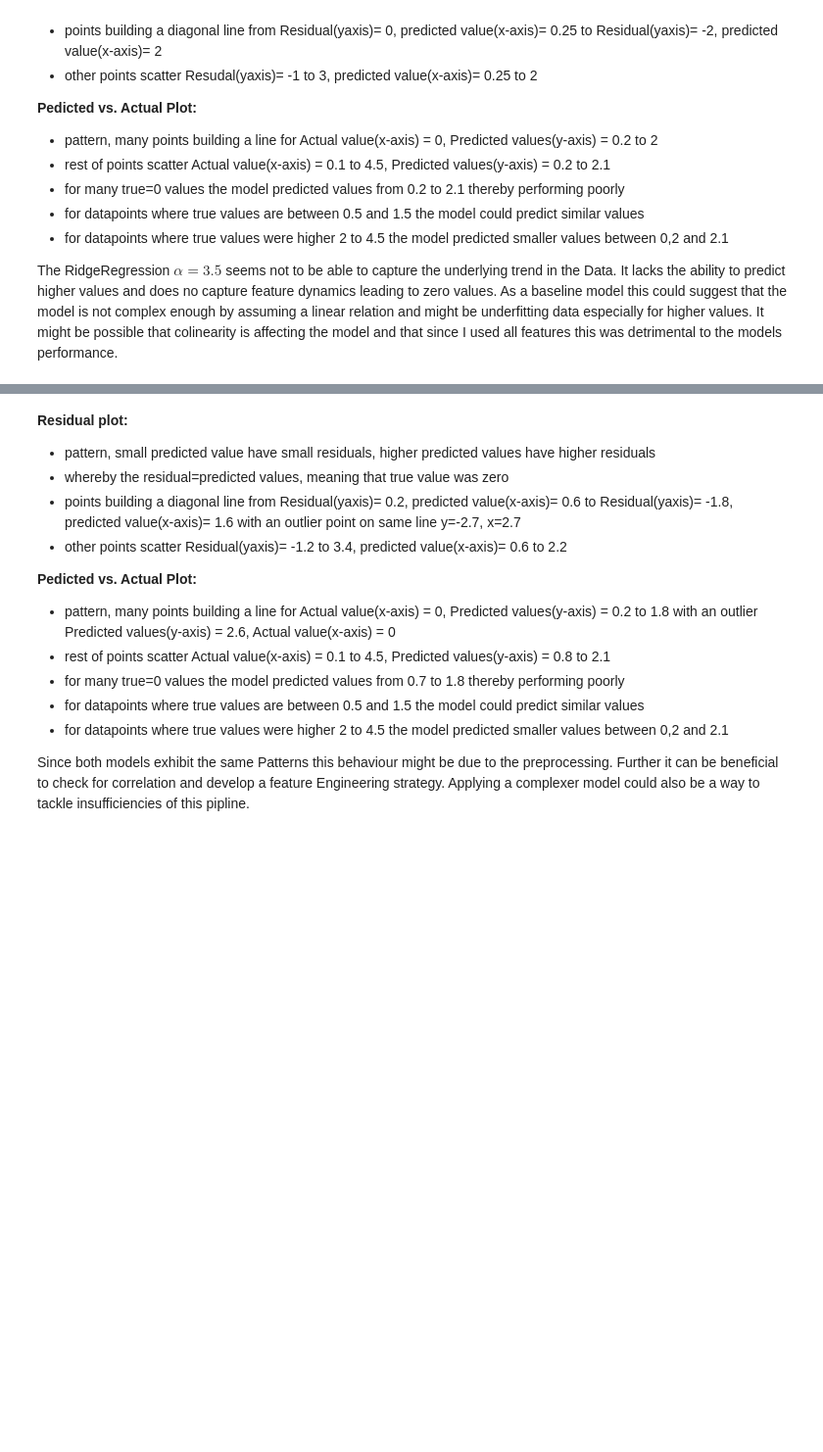
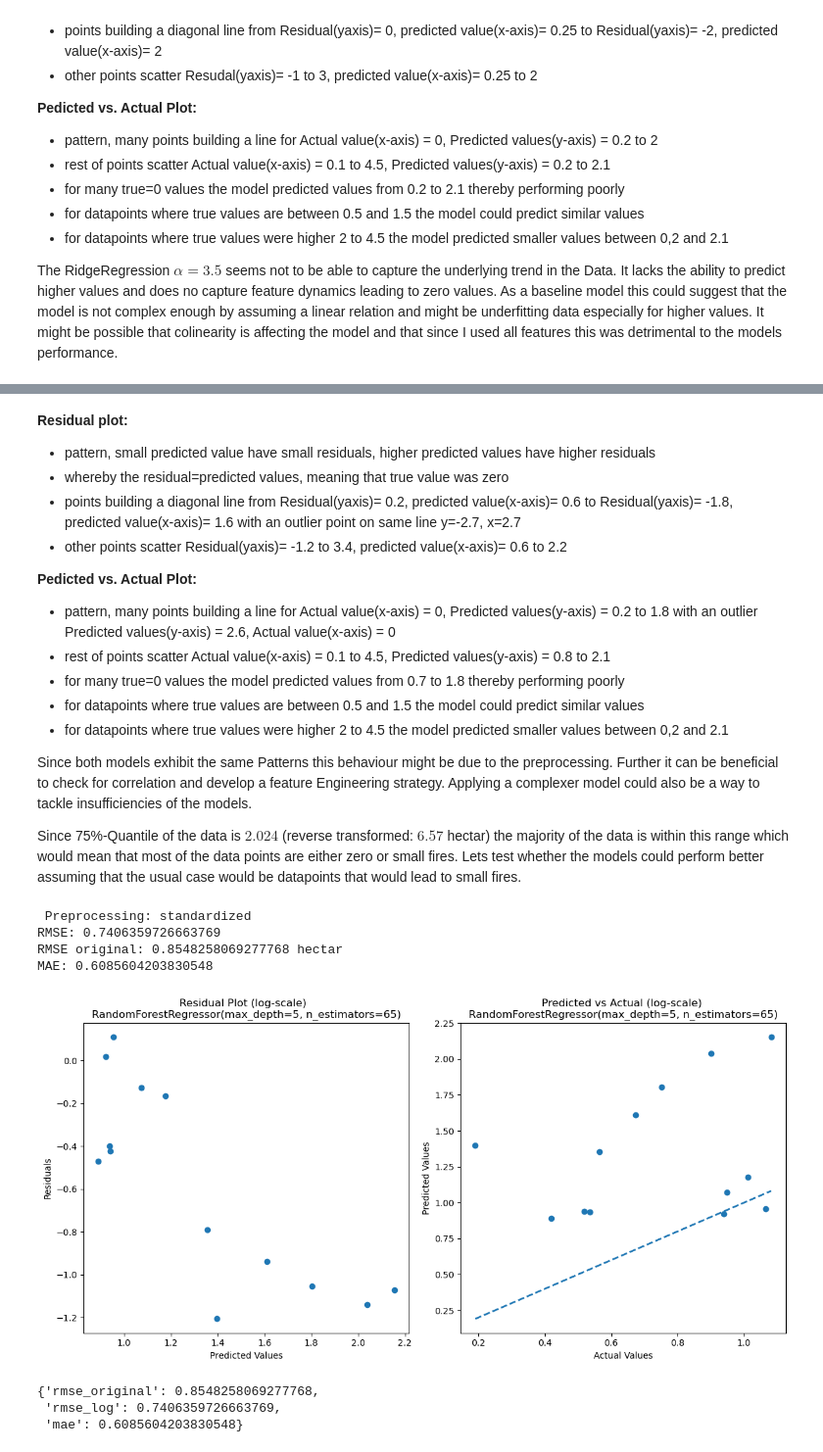
Before and after one commit to Yawkward/fire_data, a Jupyter notebook: FWI_project.ipynb, the cells around one changed output, grey strips where cells are left out. Shown at 98% size. Saved outputs shown, nothing was run; the diff lists cells and outputs as text; code cells hidden in the pictures; blank space fills up the shorter version.

```diff
--- a/FWI_project.ipynb
+++ b/FWI_project.ipynb
@@ -867,7 +856,7 @@ Ridge(alpha=3.5)
 # %%
 from sklearn.metrics import mean_squared_error, mean_absolute_error
 
-def validate(model, X_test, y_test, scoring=['rmse', 'mae'], plot=True):
+def validate(model, X_test, y_test, scoring=['rmse', 'mae'], plot=True, preproc=True):
     model_name = str(model)
     """
     Validates a regression model and returns the evaluation metrics.
@@ -883,8 +872,14 @@ def validate(model, X_test, y_test, scoring=['rmse', 'mae'], plot=True):
         scores: A dictionary containing the metrics.
     """
     scores = {}
-    X_test_processed, y_test_processed = preproc_df(X_test, y_test, standardize=True, skew=False)
-    y_pred = model.predict(X_test_processed)
+    if preproc:
+        X_test_processed, y_test_processed = preproc_df(X_test, y_test, standardize=True, skew=False)
+        y_pred = model.predict(X_test_processed)
+    else:
+        X_test_processed = X_test
+        y_test_processed =  y_test
+        y_pred = model.predict(X_test_processed)
+
 
     # metrix
     if 'rmse' in scoring:
@@ -987,4 +982,24 @@ y=-2.7, x=2.7
 
 Since both models exhibit the same Patterns this behaviour might be due to the preprocessing.
 Further it can be beneficial to check for correlation and develop a feature Engineering strategy.
-Applying a complexer model could also be a way to tackle insufficiencies of this pipline.
+Applying a complexer model could also be a way to tackle insufficiencies of the models.
+
+Since 75%-Quantile of the data is $2.024$ (reverse transformed: $6.57$ hectar) the majority of the data is within this range which would mean that most of the data points are either zero or small fires. Lets test whether the models could perform better assuming that the usual case would be datapoints that would lead to small fires.
+# %%
+below_75_quantile_indices = y_test[(y_test <= 2.024)& (y_test > 0)].index
+
+# subset of test sets using indices
+X_test_below_75 = X_test.loc[below_75_quantile_indices]
+y_test_below_75 = y_test.loc[below_75_quantile_indices]
+# %%
+rF_model_val = load('randomForReg_tuned3.pkl')
+validate(rF_model_val, X_test=X_test_below_75, y_test=y_test_below_75, scoring=['rmse', 'mae'], plot=True)
+# %% [output]
+ Preprocessing: standardized
+RMSE: 0.7406359726663769
+RMSE original: 0.8548258069277768 hectar
+MAE: 0.6085604203830548
+[figure, added]
+{'rmse_original': 0.8548258069277768,
+ 'rmse_log': 0.7406359726663769,
+ 'mae': 0.6085604203830548}
```
Also changed, not shown: parts of 23 cells of this notebook, 7 other files.
